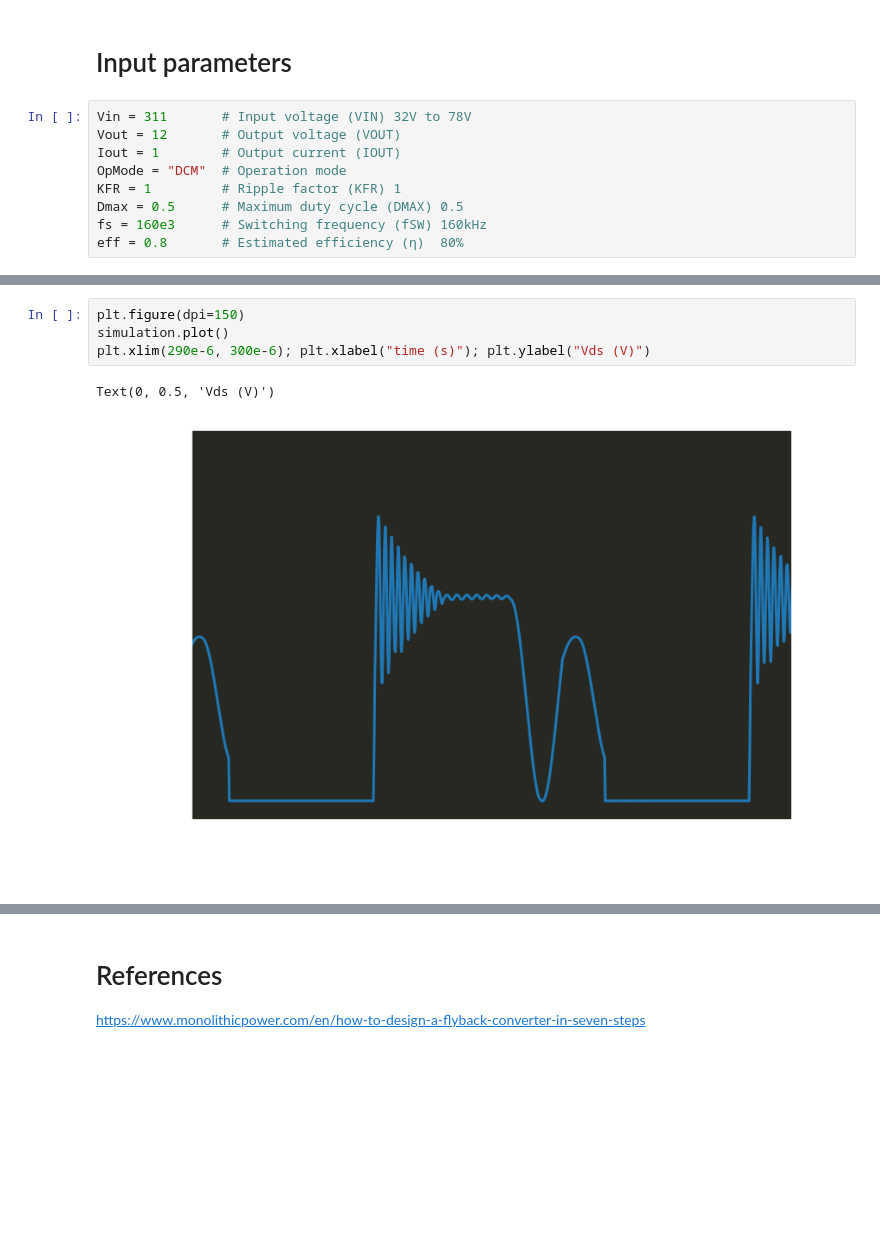
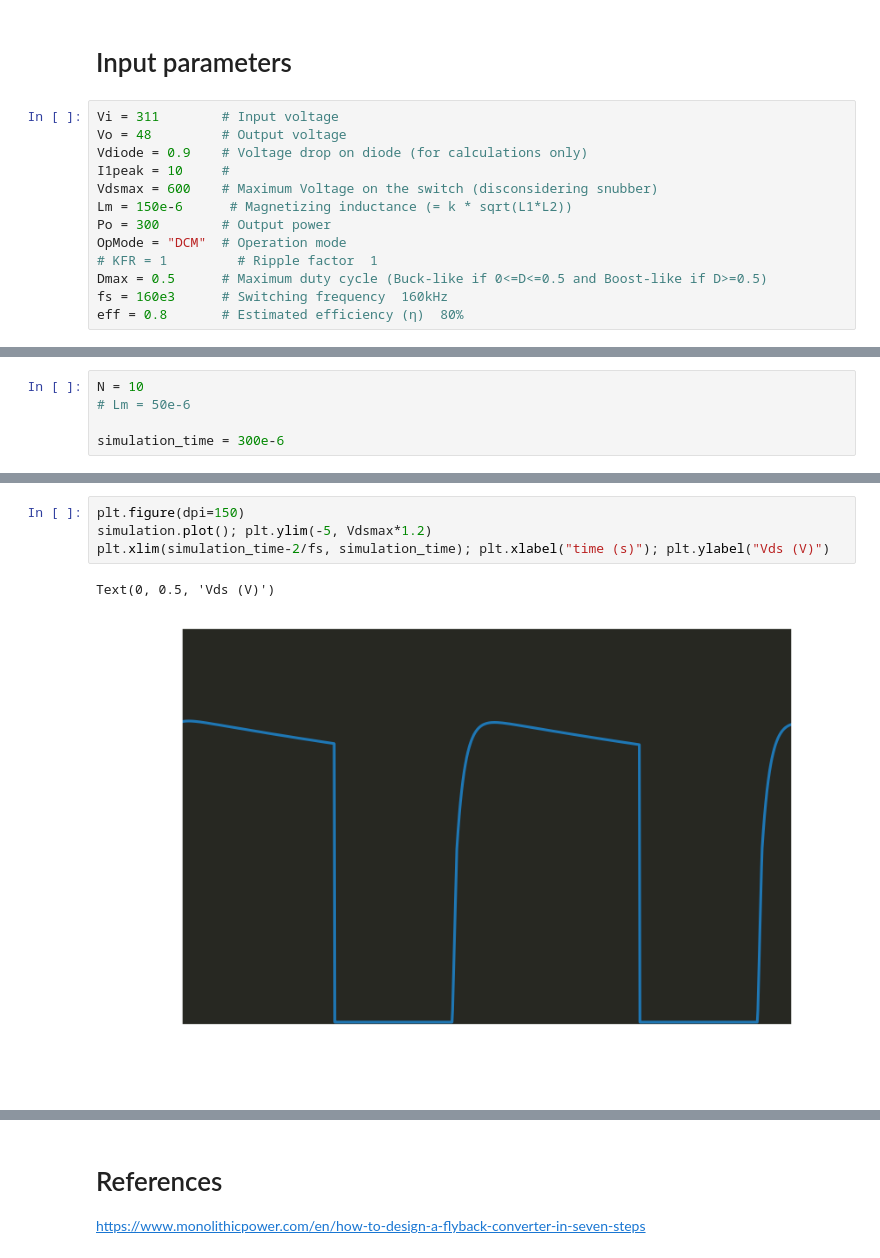
Before and after one commit to eduardobehr/power-electronics, a Jupyter notebook: Flyback_converter/flyback_design.ipynb, the cells around one changed output, grey strips where cells are left out. Saved outputs shown, nothing was run; the diff lists cells and outputs as text; blank space fills up the shorter version.

Commit message:
Fed notebook parameters to simulation.

```diff
--- a/Flyback_converter/flyback_design.ipynb
+++ b/Flyback_converter/flyback_design.ipynb
@@ -19,12 +21,16 @@ plt.rcParams['legend.labelcolor']   = PLOT_FOREGROUND_COLORS
 # %% [markdown]
 # Input parameters
 # %%
-Vin = 311       # Input voltage (VIN) 32V to 78V
-Vout = 12       # Output voltage (VOUT)
-Iout = 1        # Output current (IOUT)
+Vi = 311        # Input voltage
+Vo = 48         # Output voltage
+Vdiode = 0.9    # Voltage drop on diode (for calculations only)
+I1peak = 10     #
+Vdsmax = 600    # Maximum Voltage on the switch (disconsidering snubber)
+Lm = 150e-6      # Magnetizing inductance (= k * sqrt(L1*L2))
+Po = 300        # Output power
 OpMode = "DCM"  # Operation mode
-KFR = 1         # Ripple factor (KFR) 1
-Dmax = 0.5      # Maximum duty cycle (DMAX) 0.5
-fs = 160e3      # Switching frequency (fSW) 160kHz
+# KFR = 1         # Ripple factor  1
+Dmax = 0.5      # Maximum duty cycle (Buck-like if 0<=D<=0.5 and Boost-like if D>=0.5)
+fs = 160e3      # Switching frequency  160kHz
 eff = 0.8       # Estimated efficiency (η)  80%
 # %% [markdown]
@@ -58,0 +48,5 @@ Available waveforms: ['t', 'Vds', 'Vout', 'Ip', 'Is']
+# %%
+N = 10
+# Lm = 50e-6
+
+simulation_time = 300e-6
@@ -59,9 +77,9 @@ Available waveforms: ['t', 'Vds', 'Vout', 'Ip', 'Is']
 # %%
 plt.figure(dpi=150)
-simulation.plot()
-plt.xlim(290e-6, 300e-6); plt.xlabel("time (s)"); plt.ylabel("Vds (V)")
+simulation.plot(); plt.ylim(-5, Vdsmax*1.2)
+plt.xlim(simulation_time-2/fs, simulation_time); plt.xlabel("time (s)"); plt.ylabel("Vds (V)")
 # %% [output]
 Text(0, 0.5, 'Vds (V)')
-[figure, old version]
+[figure, new version]
 # %%
 plt.figure(dpi=150)
```
Also changed, not shown: parts of 11 cells of this notebook, 1 other file.
